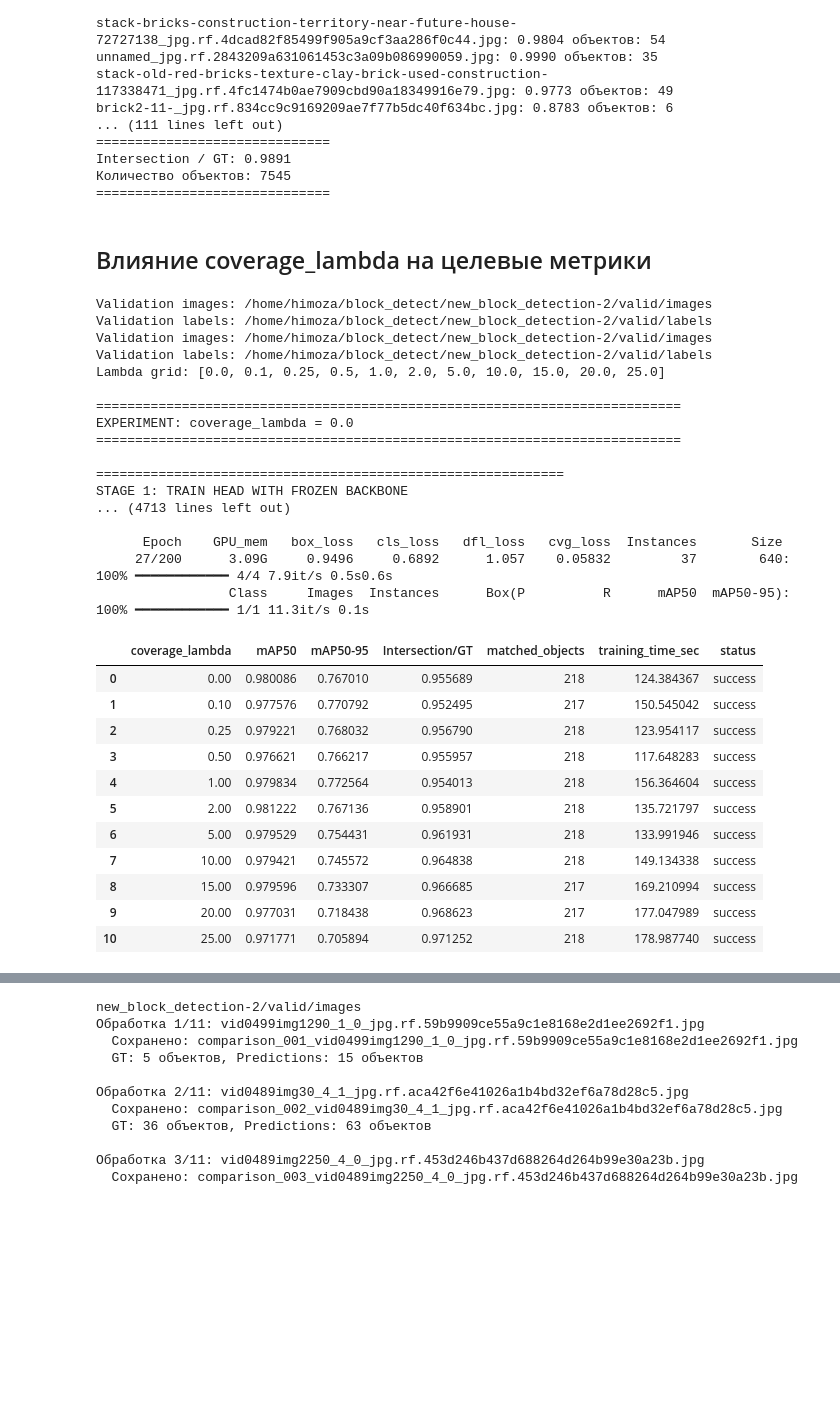
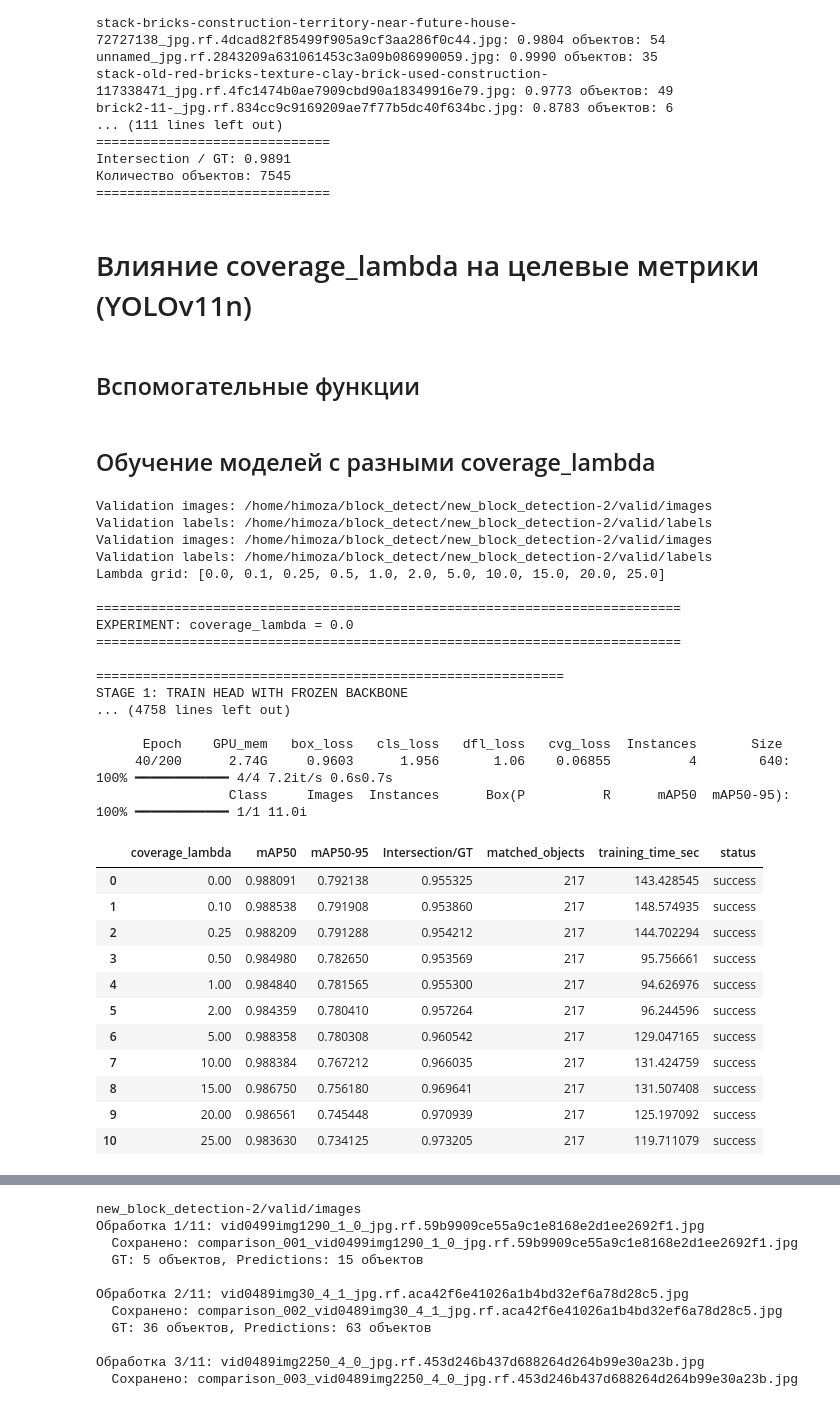
Before and after one commit to Impohimoza/block_detect, a Jupyter notebook: new_loss_train.ipynb, the cells around one changed output, grey strips where cells are left out. Saved outputs shown, nothing was run; the diff lists cells and outputs as text; code cells hidden in the pictures; blank space fills up the shorter version.

```diff
--- a/new_loss_train.ipynb
+++ b/new_loss_train.ipynb
@@ -1026,7 +1026,11 @@ Intersection / GT: 0.9891
 Количество объектов: 7545
 ==============================
 # %% [markdown]
-## Влияние coverage_lambda на целевые метрики
+# Влияние coverage_lambda на целевые метрики (YOLOv11n)
+# %%
+pretrained_weights = './train_result/yolov11n_training/train/weights/best.pt'
+# %% [markdown]
+## Вспомогательные функции
 # %%
 import yaml
 import numpy as np
@@ -1169,6 +1173,8 @@ def evaluate_intersection_gt(
         "matched_objects": matched_objects,
         "evaluated_images": len(image_paths),
     }
+# %% [markdown]
+## Обучение моделей с разными coverage_lambda
 # %%
 import pandas as pd
 import numpy as np
@@ -1197,7 +1203,7 @@ GRID_SEED = 42
 # Для первого пробного запуска используйте 1-2 эпохи.
 # Для основного эксперимента верните значения 200 и 200.
 GRID_STAGE1_EPOCHS = 200
-GRID_STAGE2_EPOCHS = 200
+GRID_STAGE2_EPOCHS = 1
 
 GRID_OUTPUT_DIR = Path(RESULTS_DIR) / "coverage_grid"
 GRID_OUTPUT_DIR.mkdir(parents=True, exist_ok=True)
@@ -1249,14 +1255,14 @@ for lam in LAMBDA_GRID:
             stage2_epochs=GRID_STAGE2_EPOCHS,
             stage2_lr=1e-5,
 
-            patience=PATIENCE,
+            patience=20,
             device=DEVICE,
 
             coverage_lambda=lam,
             seed=GRID_SEED,
         )
 
-        model_path = Path(train_result["final_model"])
+        model_path = Path(train_result["stage1_best_model"])
 
         if not model_path.exists():
             raise FileNotFoundError(
@@ -1265,7 +1271,7 @@ for lam in LAMBDA_GRID:
 
         # 2. Стандартные метрики
 
-        metrics = train_result["final_metrics"]
+        metrics = train_result["stage1_metrics"]
 
         map50 = float(metrics["mAP50"])
         map50_95 = float(metrics["mAP50-95"])
@@ -1343,44 +1349,44 @@ results_df = pd.DataFrame(grid_results)
 print("\nИТОГИ GRID SEARCH")
 display(
     results_df[
         [
             "coverage_lambda",
             "mAP50",
             "mAP50-95",
             "Intersection/GT",
             "matched_objects",
             "training_time_sec",
             "status",
         ]
     ].sort_values("coverage_lambda")
 )
 # %% [output]
 Validation images: /home/himoza/block_detect/new_block_detection-2/valid/images
 Validation labels: /home/himoza/block_detect/new_block_detection-2/valid/labels
 Validation images: /home/himoza/block_detect/new_block_detection-2/valid/images
 Validation labels: /home/himoza/block_detect/new_block_detection-2/valid/labels
 Lambda grid: [0.0, 0.1, 0.25, 0.5, 1.0, 2.0, 5.0, 10.0, 15.0, 20.0, 25.0]
 
 ===========================================================================
 EXPERIMENT: coverage_lambda = 0.0
 ===========================================================================
 
 ============================================================
 STAGE 1: TRAIN HEAD WITH FROZEN BACKBONE
-... (4713 lines left out)
+... (4758 lines left out)
 
       Epoch    GPU_mem   box_loss   cls_loss   dfl_loss   cvg_loss  Instances       Size
-     27/200      3.09G     0.9496     0.6892      1.057    0.05832         37        640: 100% ━━━━━━━━━━━━ 4/4 7.9it/s 0.5s0.6s
-                 Class     Images  Instances      Box(P          R      mAP50  mAP50-95): 100% ━━━━━━━━━━━━ 1/1 11.3it/s 0.1s
+     40/200      2.74G     0.9603      1.956       1.06    0.06855          4        640: 100% ━━━━━━━━━━━━ 4/4 7.2it/s 0.6s0.7s
+                 Class     Images  Instances      Box(P          R      mAP50  mAP50-95): 100% ━━━━━━━━━━━━ 1/1 11.0i
 |  | coverage_lambda | mAP50 | mAP50-95 | Intersection/GT | matched_objects | training_time_sec | status |
-| 0 | 0.00 | 0.980086 | 0.767010 | 0.955689 | 218 | 124.384367 | success |
-| 1 | 0.10 | 0.977576 | 0.770792 | 0.952495 | 217 | 150.545042 | success |
-| 2 | 0.25 | 0.979221 | 0.768032 | 0.956790 | 218 | 123.954117 | success |
-| 3 | 0.50 | 0.976621 | 0.766217 | 0.955957 | 218 | 117.648283 | success |
-| 4 | 1.00 | 0.979834 | 0.772564 | 0.954013 | 218 | 156.364604 | success |
-| 5 | 2.00 | 0.981222 | 0.767136 | 0.958901 | 218 | 135.721797 | success |
-| 6 | 5.00 | 0.979529 | 0.754431 | 0.961931 | 218 | 133.991946 | success |
-| 7 | 10.00 | 0.979421 | 0.745572 | 0.964838 | 218 | 149.134338 | success |
-| 8 | 15.00 | 0.979596 | 0.733307 | 0.966685 | 217 | 169.210994 | success |
-| 9 | 20.00 | 0.977031 | 0.718438 | 0.968623 | 217 | 177.047989 | success |
-| 10 | 25.00 | 0.971771 | 0.705894 | 0.971252 | 218 | 178.987740 | success |
+| 0 | 0.00 | 0.988091 | 0.792138 | 0.955325 | 217 | 143.428545 | success |
+| 1 | 0.10 | 0.988538 | 0.791908 | 0.953860 | 217 | 148.574935 | success |
+| 2 | 0.25 | 0.988209 | 0.791288 | 0.954212 | 217 | 144.702294 | success |
+| 3 | 0.50 | 0.984980 | 0.782650 | 0.953569 | 217 | 95.756661 | success |
+| 4 | 1.00 | 0.984840 | 0.781565 | 0.955300 | 217 | 94.626976 | success |
+| 5 | 2.00 | 0.984359 | 0.780410 | 0.957264 | 217 | 96.244596 | success |
+| 6 | 5.00 | 0.988358 | 0.780308 | 0.960542 | 217 | 129.047165 | success |
+| 7 | 10.00 | 0.988384 | 0.767212 | 0.966035 | 217 | 131.424759 | success |
+| 8 | 15.00 | 0.986750 | 0.756180 | 0.969641 | 217 | 131.507408 | success |
+| 9 | 20.00 | 0.986561 | 0.745448 | 0.970939 | 217 | 125.197092 | success |
+| 10 | 25.00 | 0.983630 | 0.734125 | 0.973205 | 217 | 119.711079 | success |
```
Also changed, not shown: parts of 32 cells of this notebook.
